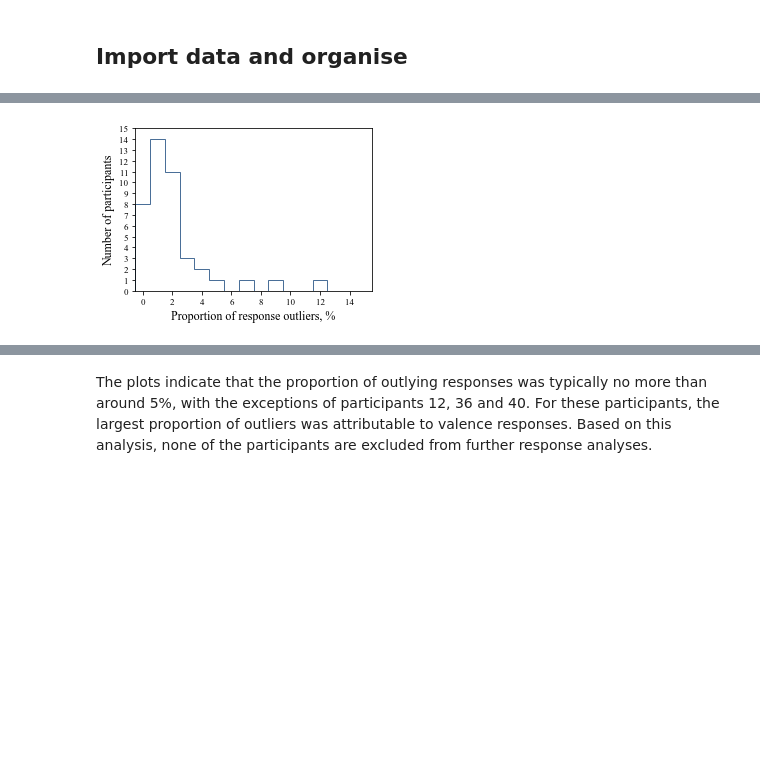
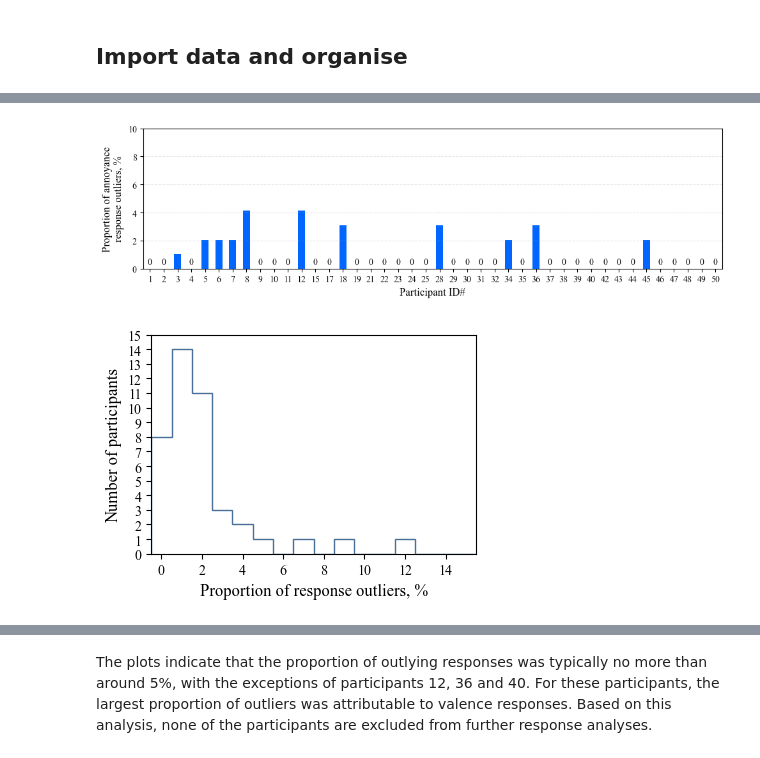
Before and after one commit to acoustics-code-salford/refmap-psychoacoustics, a Jupyter notebook: src/refmap_psychoacoustics/notebooks/refmap_listest1_analysis_EDA_check+sample.ipynb, the cells around one changed output, grey strips where cells are left out. Saved outputs shown, nothing was run; the diff lists cells and outputs as text; code cells hidden in the pictures; blank space fills up the shorter version.

```diff
--- a/src/refmap_psychoacoustics/notebooks/refmap_listest1_analysis_EDA_check+sample.ipynb
+++ b/src/refmap_psychoacoustics/notebooks/refmap_listest1_analysis_EDA_check+sample.ipynb
@@ -245,12 +271,40 @@ plt.show()
+# %%
+# plot only the annoyance outliers
+fig, ax = plt.subplots(figsize=(10, 3))
+
+width = 0.5
+
+p = ax.bar(AnnoyOutTestScoreProps.index.astype(str), 100*AnnoyOutTestScoreProps, width,
+            label="Annoyance", color=mycolours[0])
+
+barLabels = (100*np.round(AnnoyOutTestScoreProps, 2)).astype(int).astype(str)
+barLabels[AnnoyOutTestScoreProps != 0] = ""
+ax.bar_label(container=p, labels=barLabels, padding =3)
+
+ax.grid(which='major', axis='y', linestyle='--', alpha=0.3)
+ax.set(xticks=AnnoyOutTestScoreProps.index.astype(str), yticks=range(0, 12, 2),
+       ylabel="Proportion of annoyance" + "\n" + "response outliers, %",
+       xlabel="Participant ID#",
+       xlim=(-0.5, AnnoyOutTestScoreProps.index.size - 0.5))
+
+if saveplots:
+    plt.savefig(os.path.join(outFigPath, "svg", "AnnoyResponseOutliersTukey.svg"),
+                format='svg')
+    plt.savefig(os.path.join(outFigPath, "pdf", "AnnoyResponseOutliersTukey.pdf"),
+                format='pdf')
+
+plt.show()
+# %% [output]
+[figure, added]
 # %%
-
+# plot histogram of total outlier proportions
 fig, ax = plt.subplots(figsize=(4, 3))
 
-plt.hist(x=TotalOutTestScoreProp*100,
+plt.hist(x=TotalOutTestScoreProps*100,
          bins=np.arange(-0.5, 40.5, 1), histtype='step', color=mycolours[3])
 ax.set(xticks=range(0, 21, 2), xlim=[-0.5, 15.5], yticks=range(0, 16),
        xlabel="Proportion of response outliers, %", ylabel="Number of participants")
 plt.show()
 # %% [output]
-[figure, old version]
+[figure, new version]
 # %%
```
Also changed, not shown: parts of 13 cells of this notebook, 12 other files.
